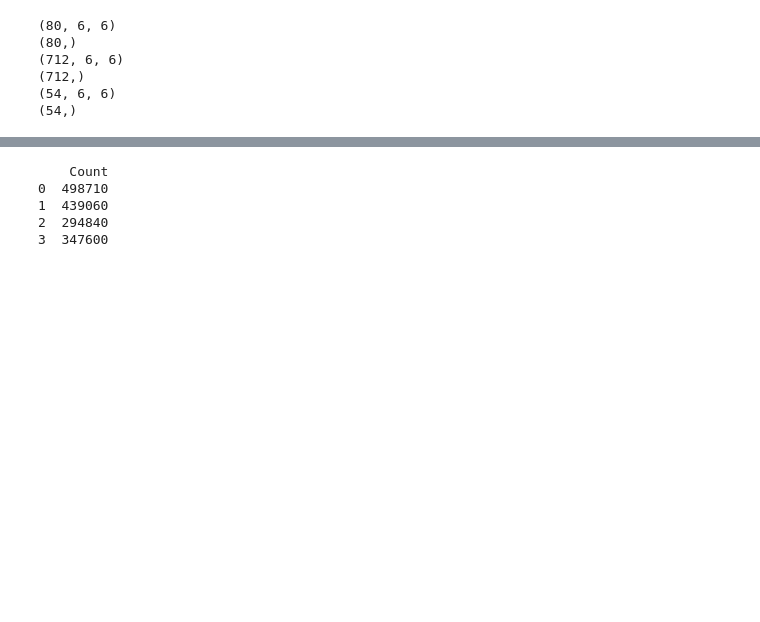
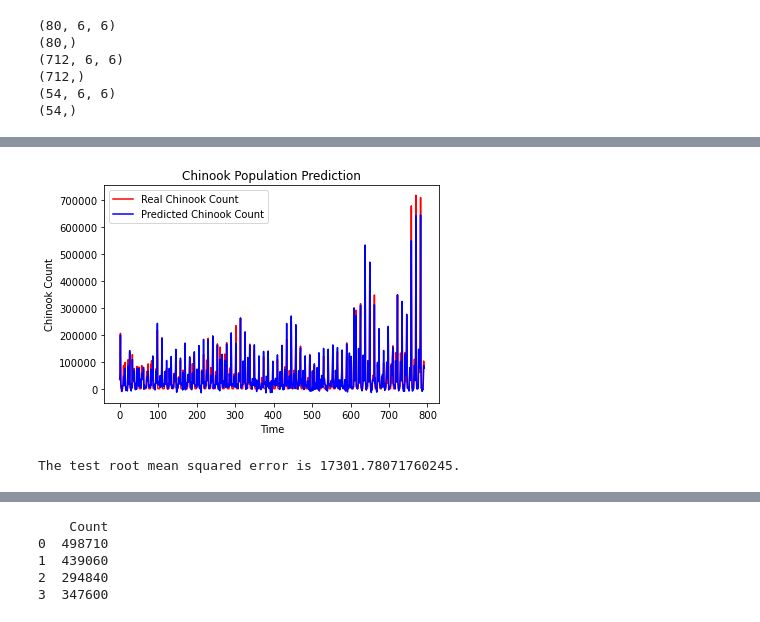
Before and after one commit to Abdul-Omira/SalmonNet, a Jupyter notebook: multivar_simple_rnn.ipynb, the cells around one changed output, grey strips where cells are left out. Saved outputs shown, nothing was run; the diff lists cells and outputs as text; code cells hidden in the pictures; blank space fills up the shorter version.

```diff
--- a/multivar_simple_rnn.ipynb
+++ b/multivar_simple_rnn.ipynb
@@ -510,7 +510,20 @@ WARNING:tensorflow:Can save best model only with val_accuracy available, skippin
 # %%
 # make a prediction
 yhat = model.predict(test_X)
-test_X = test_X.reshape((test_X.shape[0], n_months*n_features))
+train_yhat = model.predict(train_X)
+# %%
+test_X = test_X.reshape((test_X.shape[0], n_months*n_features))
+train_X = train_X.reshape((train_X.shape[0], n_months*n_features))
+# %%
+# invert scaling for forecast
+inv_yhat_train = concatenate((train_yhat, train_X[:, -5:]), axis=1)
+inv_yhat_train = scaler.inverse_transform(inv_yhat_train)
+inv_yhat_train = inv_yhat_train[:,0]
+# invert scaling for actual
+train_y = train_y.reshape((len(train_y), 1))
+inv_y_train = concatenate((train_y, train_X[:, -5:]), axis=1)
+inv_y_train = scaler.inverse_transform(inv_y_train)
+inv_y_train = inv_y_train[:,0]
 # %%
 # invert scaling for forecast
 inv_yhat = concatenate((yhat, test_X[:, -5:]), axis=1)
@@ -563,3 +570,9 @@ The test root mean squared error is 60569.84860473072.
+# %%
+plot_predictions(inv_y_train, inv_yhat_train)
+return_rmse(inv_y_train, inv_yhat_train)
+# %% [output]
+[figure, added]
+The test root mean squared error is 17301.78071760245.
 # %%
 plot_loss(history)
 # %% [output]
```
Also changed, not shown: parts of 6 cells of this notebook, 2 other files.
